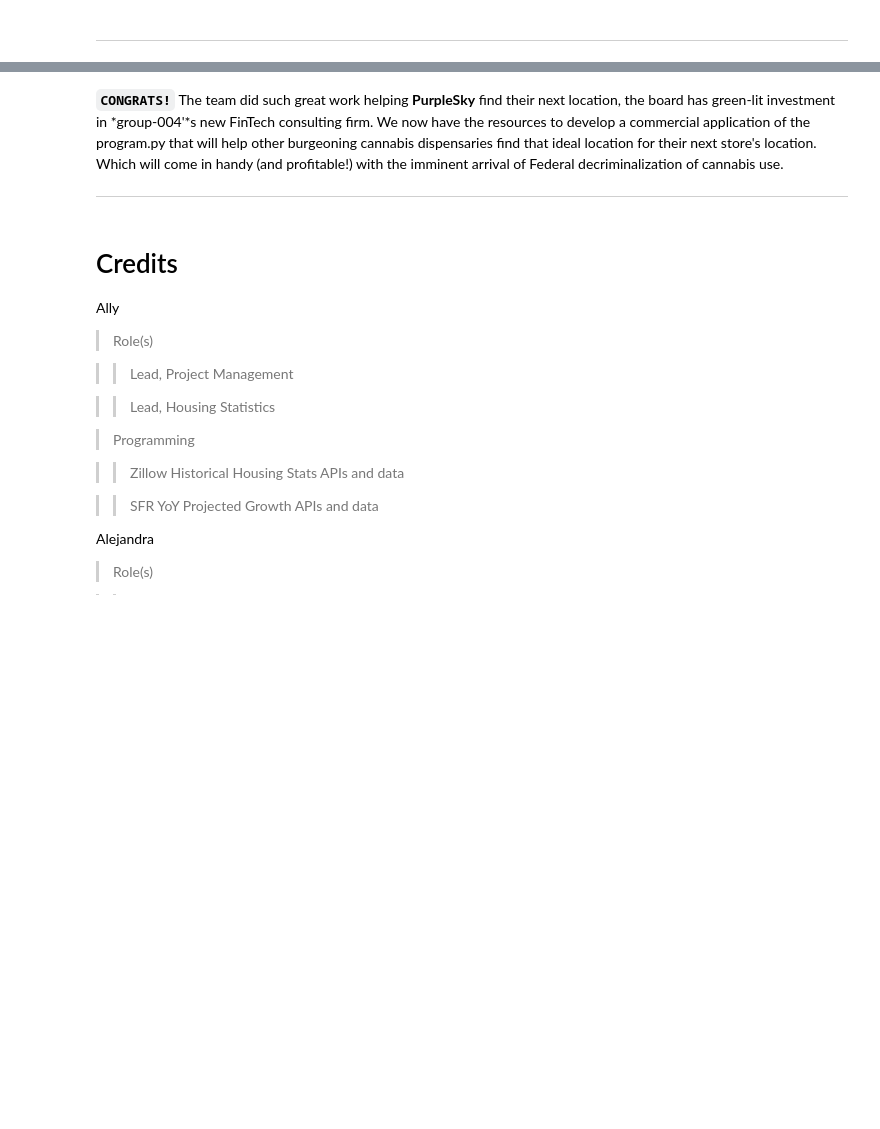
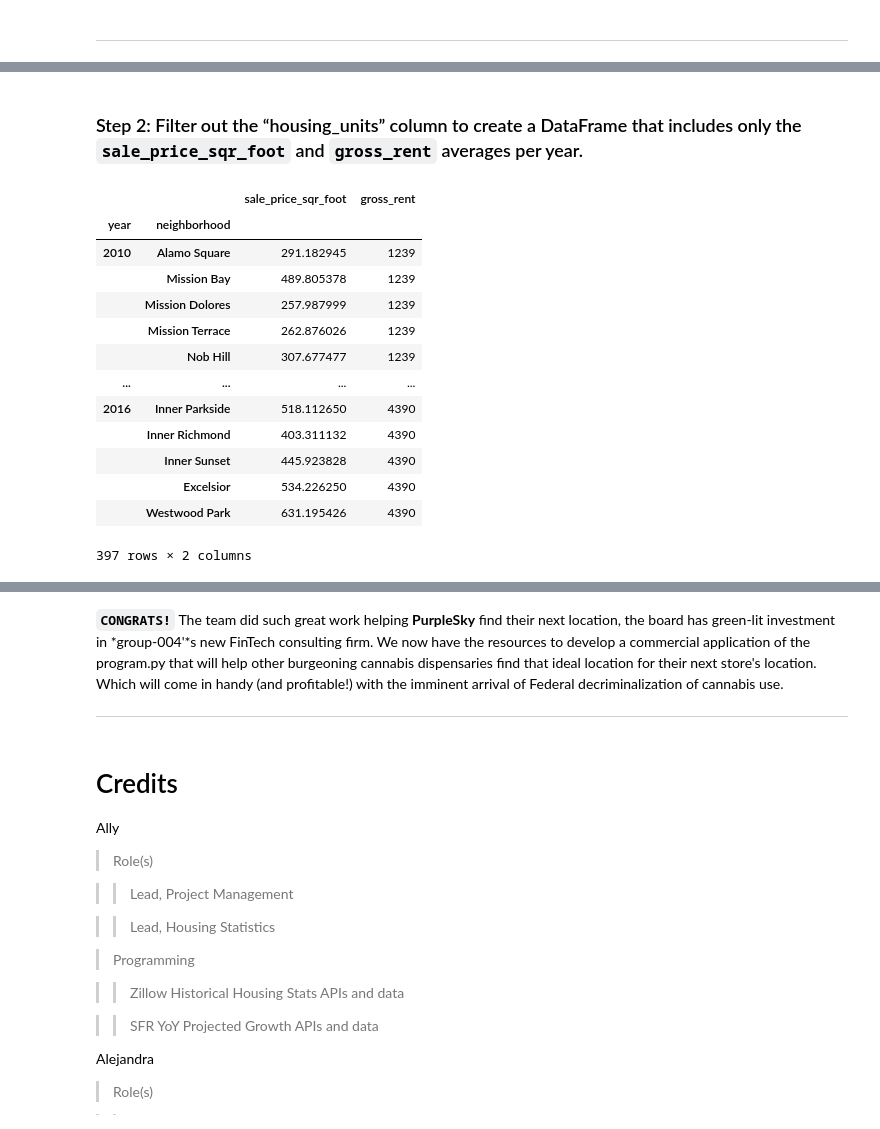
Before and after one commit to sfkonrad/004.01-proj-group4, a Jupyter notebook: M8_Challenge_Submission/MAIN-CODE_group4.ipynb, the cells around one changed output, grey strips where cells are left out. Drawn from its saved outputs; the diff is of its cells as text; code cells hidden in the pictures; blank space fills up the shorter version.

```diff
--- a/M8_Challenge_Submission/MAIN-CODE_group4.ipynb
+++ b/M8_Challenge_Submission/MAIN-CODE_group4.ipynb
@@ -75,0 +457,23 @@ Plots(maps)
+# %% [markdown]
+### Step 2: Filter out the “housing_units” column to create a DataFrame that includes only the `sale_price_sqr_foot` and `gross_rent` averages per year.
+# %%
+# Filter out the housing_units
+prices_by_year_by_neighborhood = prices_by_year_by_neighborhood.drop(columns=['housing_units'])
+
+# Review the first and last five rows of the DataFrame
+prices_by_year_by_neighborhood
+# %% [output]
+|  |  | sale_price_sqr_foot | gross_rent |
+| year | neighborhood |  |  |
+| 2010 | Alamo Square | 291.182945 | 1239 |
+|  | Mission Bay | 489.805378 | 1239 |
+|  | Mission Dolores | 257.987999 | 1239 |
+|  | Mission Terrace | 262.876026 | 1239 |
+|  | Nob Hill | 307.677477 | 1239 |
+| ... | ... | ... | ... |
+| 2016 | Inner Parkside | 518.112650 | 4390 |
+|  | Inner Richmond | 403.311132 | 4390 |
+|  | Inner Sunset | 445.923828 | 4390 |
+|  | Excelsior | 534.226250 | 4390 |
+|  | Westwood Park | 631.195426 | 4390 |
+397 rows × 2 columns
```
Also changed, not shown: parts of 67 cells of this notebook.
